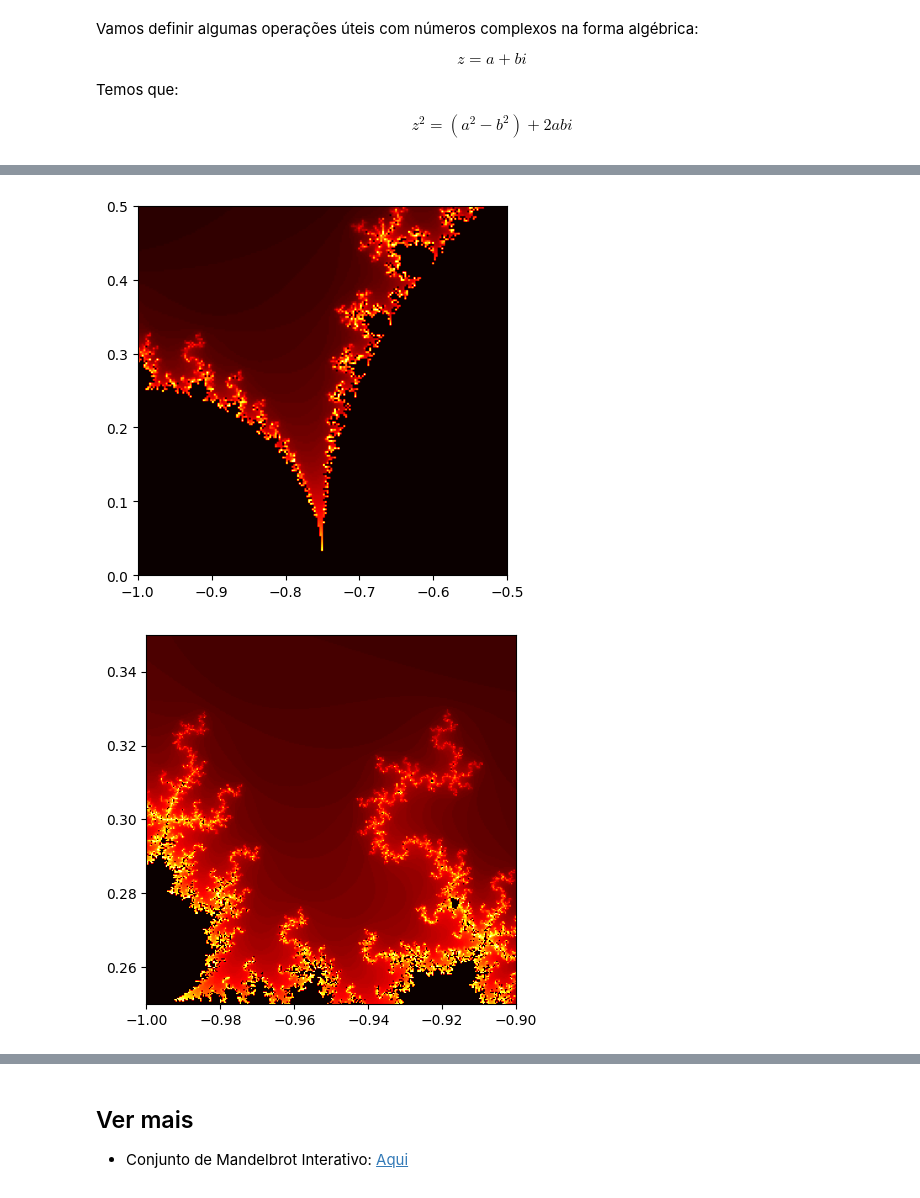
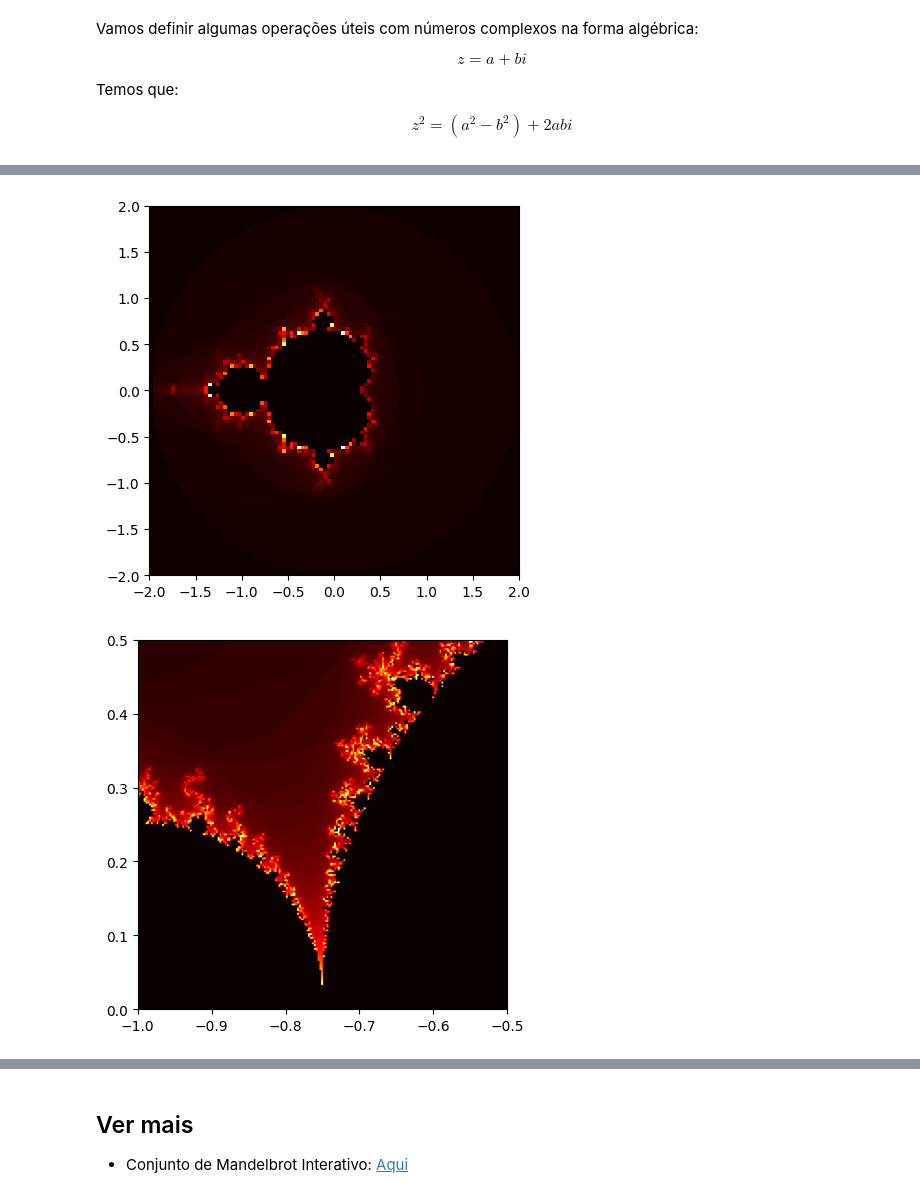
Before and after one commit to guilhermebaos/Aulas-Uni, a Jupyter notebook: Física Computacional/PLs/02-Representação-Gráfica/07-Conjunto-de-Mandelbrot.ipynb, the cells around one changed output, grey strips where cells are left out. Cells and saved outputs as stored; diff of their text form; code cells hidden in the pictures.

```diff
--- a/Física Computacional/PLs/02-Representação-Gráfica/07-Conjunto-de-Mandelbrot.ipynb
+++ b/Física Computacional/PLs/02-Representação-Gráfica/07-Conjunto-de-Mandelbrot.ipynb
@@ -71,6 +72,8 @@ def mandelbrot(xmin: float, xmax: float, ymin: float, ymax: float, GRELHA=100, M
     plt.show()
 
 # Ver o conjunto de Mandelbrot e fazer zoom numa parte
+
+mandelbrot(-2, 2, -2, 2, GRELHA=10)
 mandelbrot(-2, 2, -2, 2)
 mandelbrot(-1, -0.5, 0, 0.5, GRELHA=200)
 mandelbrot(-1, -0.9, 0.25, 0.35, GRELHA=300)
@@ -79,2 +82,2 @@ mandelbrot(-1, -0.9, 0.25, 0.35, GRELHA=300)
-[figure, old version]
+[figure, new version]
-[figure, old version]
+[figure, new version]
```
Also changed, not shown: parts of 2 cells of this notebook, 5 other files.
